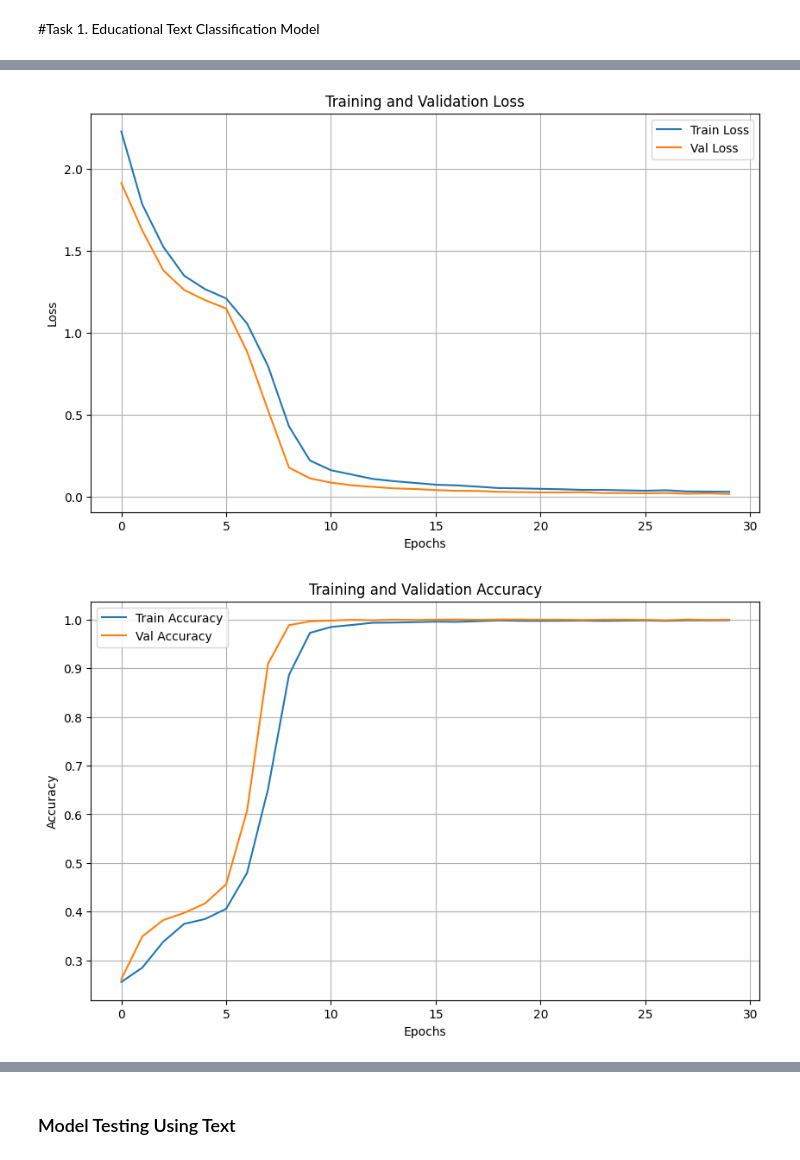
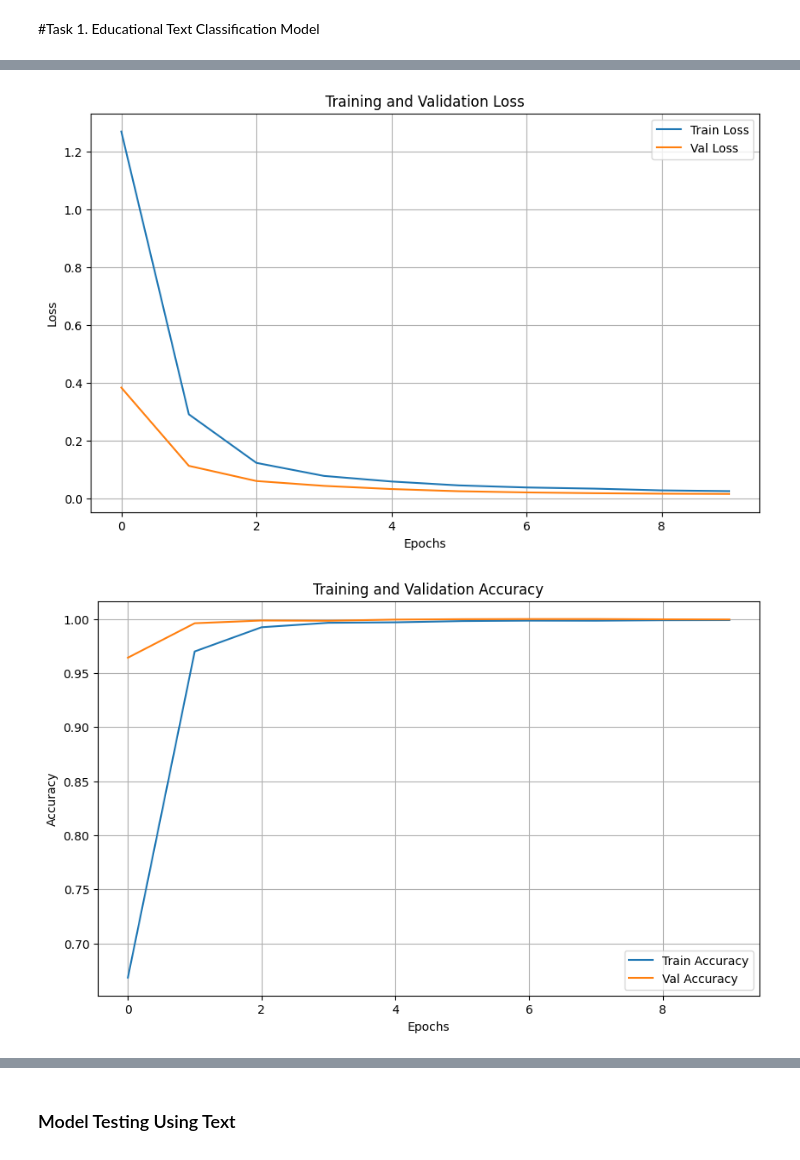
Before and after one commit to gaikwadadi/Aditya_Gaikwad_NLP_Task, a Jupyter notebook: Aditya_Gaikwad_NLP_Updated.ipynb, the cells around one changed output, grey strips where cells are left out. Drawn from its saved outputs; the diff is of its cells as text; code cells hidden in the pictures.

```diff
--- a/Aditya_Gaikwad_NLP_Updated.ipynb
+++ b/Aditya_Gaikwad_NLP_Updated.ipynb
@@ -53,7 +55,7 @@ embedding_dim = 100
 #Task 1. Educational Text Classification Model
 # %%
 # Load dataset
-classification_df = pd.read_csv('/content/educational_text_classification.csv')
+classification_df = pd.read_csv('/content/educational_text_classification_50k.csv')
 texts = classification_df[classification_df.columns[0]].values
 labels = classification_df['Category'].values
 
@@ -148,7 +150,7 @@ reduce_lr = ReduceLROnPlateau(monitor='val_loss', factor=0.5, patience=3, min_lr
 history = model.fit(
     X_tr, y_tr,
     validation_data=(X_val, y_val),
-    epochs=30,
+    epochs=10,
     batch_size=32,
     class_weight=class_weight_dict,
     callbacks=[early_stop, reduce_lr],
@@ -224,2 +228,2 @@ Epoch 30/30
-[figure, old version]
+[figure, new version]
-[figure, old version]
+[figure, new version]
```
Also changed, not shown: parts of 9 cells of this notebook.
